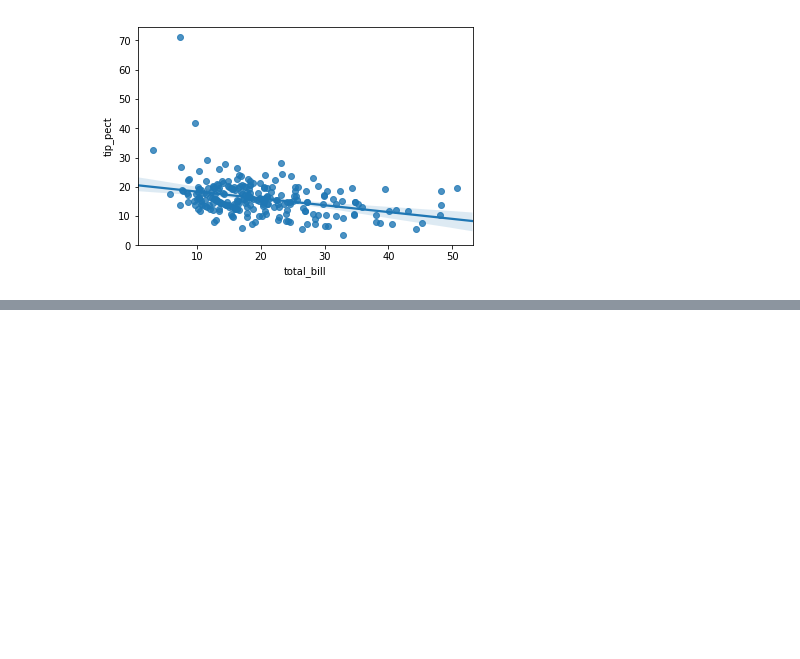
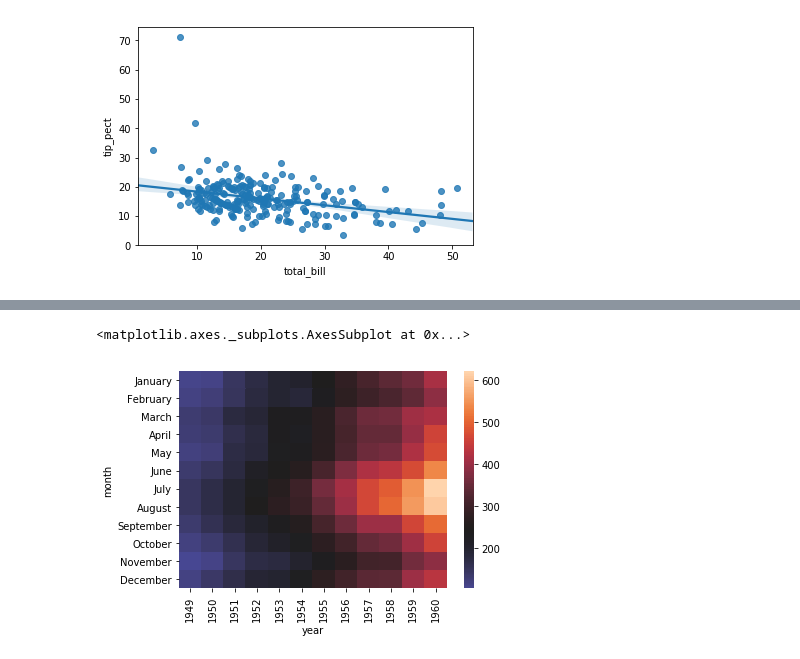
Before and after one commit to aki-06/Data_Science, a Jupyter notebook: 20180508_データの可視化.ipynb, the cells around one changed output, grey strips where cells are left out. Cells and saved outputs as stored; diff of their text form; code cells hidden in the pictures; blank space fills up the shorter version.

```diff
--- a/20180508_データの可視化.ipynb
+++ b/20180508_データの可視化.ipynb
@@ -99,0 +151,5 @@ AttributeError: 'DataFrame' object has no attribute 'sort'
+# %%
+sns.heatmap(flight_df, center=flight_df.loc['January', 1955])
+# %% [output]
+<matplotlib.axes._subplots.AxesSubplot at 0x...>
+[figure, added]
```
Also changed, not shown: parts of 15 cells of this notebook.
